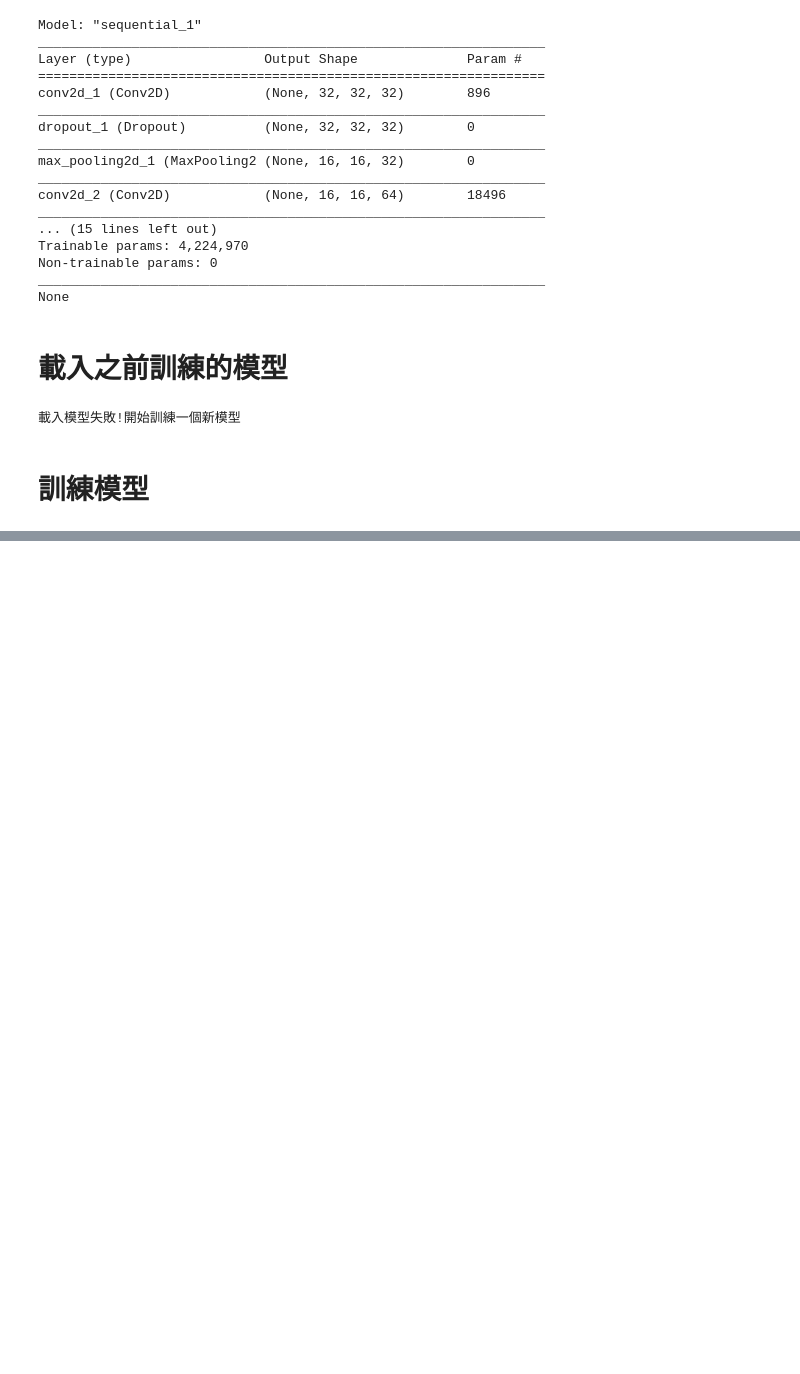
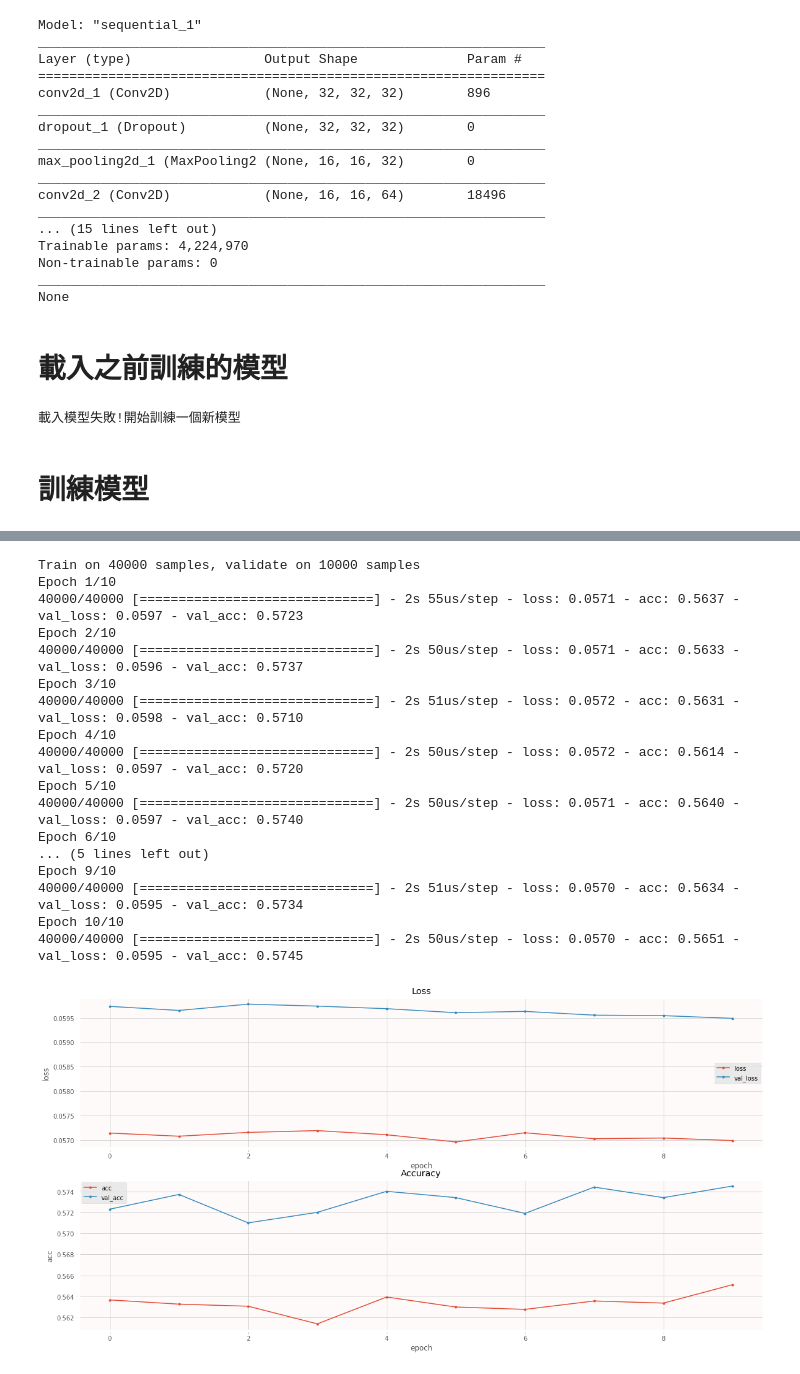
Before and after one commit to penguinwang96825/ML100Days, a Jupyter notebook: homework/Day071/Day71-使用損失函數_HW.ipynb, the cells around one changed output, grey strips where cells are left out. Cells and saved outputs as stored; diff of their text form; code cells hidden in the pictures; blank space fills up the shorter version.

```diff
--- a/homework/Day071/Day71-使用損失函數_HW.ipynb
+++ b/homework/Day071/Day71-使用損失函數_HW.ipynb
@@ -181,0 +219,28 @@ def plot_history(history):
+# %%
+model.compile(loss='mean_squared_error', optimizer='sgd', metrics=['acc'])
+history = model.fit(x=x_img_train_normalize,
+                    y=y_label_train_OneHot,
+                    epochs=10,
+                    batch_size=256,
+                    validation_split=0.2,
+                    verbose=1)
+plot_history(history)
+# %% [output]
+Train on 40000 samples, validate on 10000 samples
+Epoch 1/10
+40000/40000 [==============================] - 2s 55us/step - loss: 0.0571 - acc: 0.5637 - val_loss: 0.0597 - val_acc: 0.5723
+Epoch 2/10
+40000/40000 [==============================] - 2s 50us/step - loss: 0.0571 - acc: 0.5633 - val_loss: 0.0596 - val_acc: 0.5737
+Epoch 3/10
+40000/40000 [==============================] - 2s 51us/step - loss: 0.0572 - acc: 0.5631 - val_loss: 0.0598 - val_acc: 0.5710
+Epoch 4/10
+40000/40000 [==============================] - 2s 50us/step - loss: 0.0572 - acc: 0.5614 - val_loss: 0.0597 - val_acc: 0.5720
+Epoch 5/10
+40000/40000 [==============================] - 2s 50us/step - loss: 0.0571 - acc: 0.5640 - val_loss: 0.0597 - val_acc: 0.5740
+Epoch 6/10
+... (5 lines left out)
+Epoch 9/10
+40000/40000 [==============================] - 2s 51us/step - loss: 0.0570 - acc: 0.5634 - val_loss: 0.0595 - val_acc: 0.5734
+Epoch 10/10
+40000/40000 [==============================] - 2s 50us/step - loss: 0.0570 - acc: 0.5651 - val_loss: 0.0595 - val_acc: 0.5745
+[figure, added]
```
Also changed, not shown: parts of 3 cells of this notebook.
